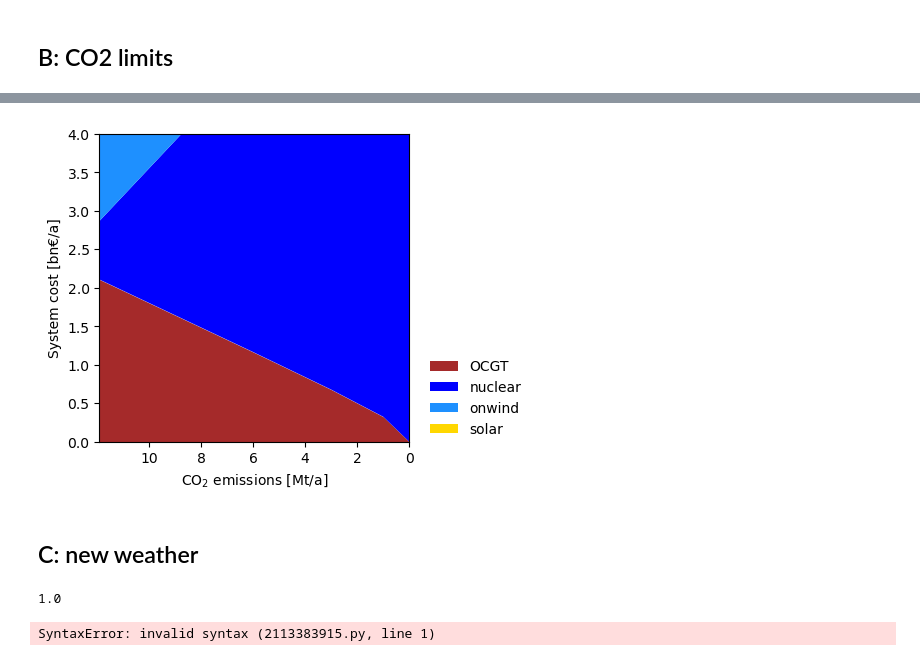
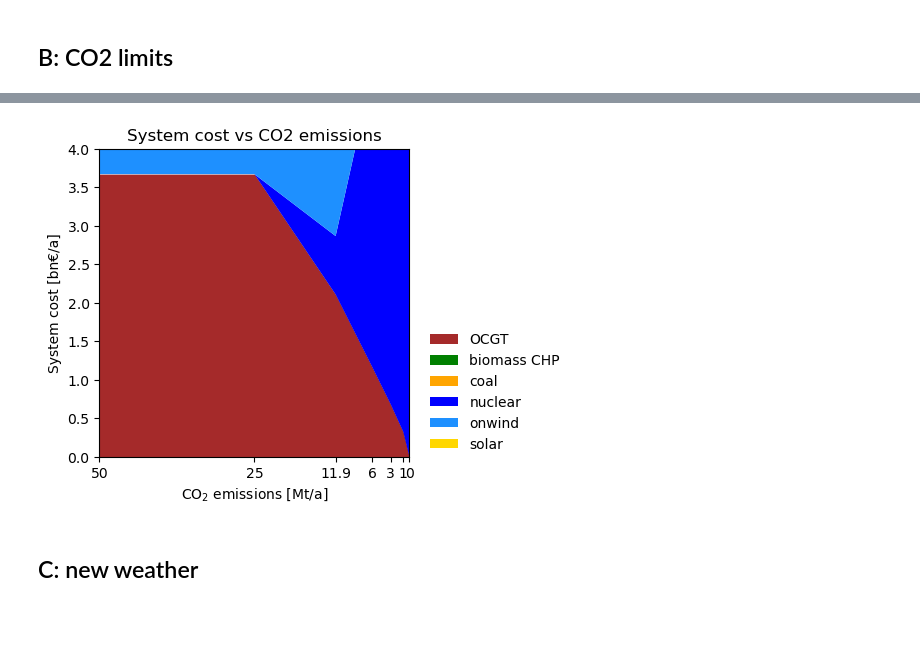
Before and after one commit to NicolineSimoneDTU/Integrated_Project, a Jupyter notebook: project.ipynb, the cells around one changed output, grey strips where cells are left out. Drawn from its saved outputs; the diff is of its cells as text; code cells hidden in the pictures; blank space fills up the shorter version.

```diff
--- a/project.ipynb
+++ b/project.ipynb
@@ -282,27 +220,32 @@ plt.show()
 # %% [markdown]
 ## B: CO2 limits
+# %%
+network.add(
+    "GlobalConstraint",
+    "CO2Limit",
+    carrier_attribute="co2_emissions",
+    sense="<=",
+    constant=119E5, #11.9MtCO2
+    type="primary_energy",
+)
 # %%
-network.add(
-    "GlobalConstraint",
-    "CO2Limit",
-    carrier_attribute="co2_emissions",
-    sense="<=",
-    constant=11000000, #11.9MtCO2
-    type="primary_energy",
-)
-
 sensitivity_cost = {}
 sensitivity_capacity = {}
 sensitivity_production = {}
-co2_price = pd.Series()
+co2_price = {}
+
 def system_cost(n):
     tsc = n.statistics.capex() + n.statistics.opex()
     return tsc.droplevel(0).div(1e6)  # million €/a
 
-co2Limits = [11.9, 6, 3, 1, 0]
+co2Limits = [50, 25, 11.9, 6, 3, 0]
 for co2 in co2Limits:
     network.global_constraints.loc["CO2Limit", "constant"] = co2 * 1e6
-    network.optimize(solver_name="gurobi", solver_options={"outputflag": 0})
+
+    with suppress_stdout(): # Reduce output
+        network.optimize(solver_name="gurobi", solver_options={"outputflag": 0})
+
+
     sensitivity_cost[co2] = system_cost(network)
     sensitivity_capacity[co2] = network.generators.p_nom_opt
     sensitivity_production[co2] = network.generators_t.p.sum(axis=0)
@@ -346,32 +271,27 @@ Set parameter Username
 # %%
 sens_cost = pd.DataFrame(sensitivity_cost).T.div(1e3)  # billion Euro/a
 sens_cap = pd.DataFrame(sensitivity_capacity).T
 sens_prod = pd.DataFrame(sensitivity_production).T.div(1e3)  # GWh/a
 
+
+# Plot system cost vs CO2 emissions
 sens_cost.plot.area(
-    stacked=True,
-    linewidth=0,
+    stacked=True, linewidth=0,
     color=sens_cost.columns.map(network.carriers.color),
-    figsize=(4, 4),
-    xlim=(min(co2Limits), max(co2Limits)),
+    figsize=(4, 4), xlim=(min(co2Limits), max(co2Limits)),
     xlabel=r"CO$_2$ emissions [Mt/a]",
     ylabel="System cost [bn€/a]",
-    ylim=(0, 4),
+    ylim=(0, 4)
 )
+
+plt.xticks(co2Limits, co2Limits)
+plt.title("System cost vs CO2 emissions")
 plt.legend(frameon=False, loc=(1.05, 0))
 plt.gca().invert_xaxis()
 # %% [output]
-[figure, old version]
+[figure, new version]
 # %% [markdown]
 ## C: new weather
-# %%
-network.generators.loc["onwind", "p_max_pu"]
-# %% [output]
-1.0
-# %%
-network.generators_t["p_max_pu"].onwind =
-# %% [output]
-SyntaxError: invalid syntax (2113383915.py, line 1)
 # %%
 weather_years = [2001, 2010, 2015, 2017]
 
```
Also changed, not shown: parts of 14 cells of this notebook.
